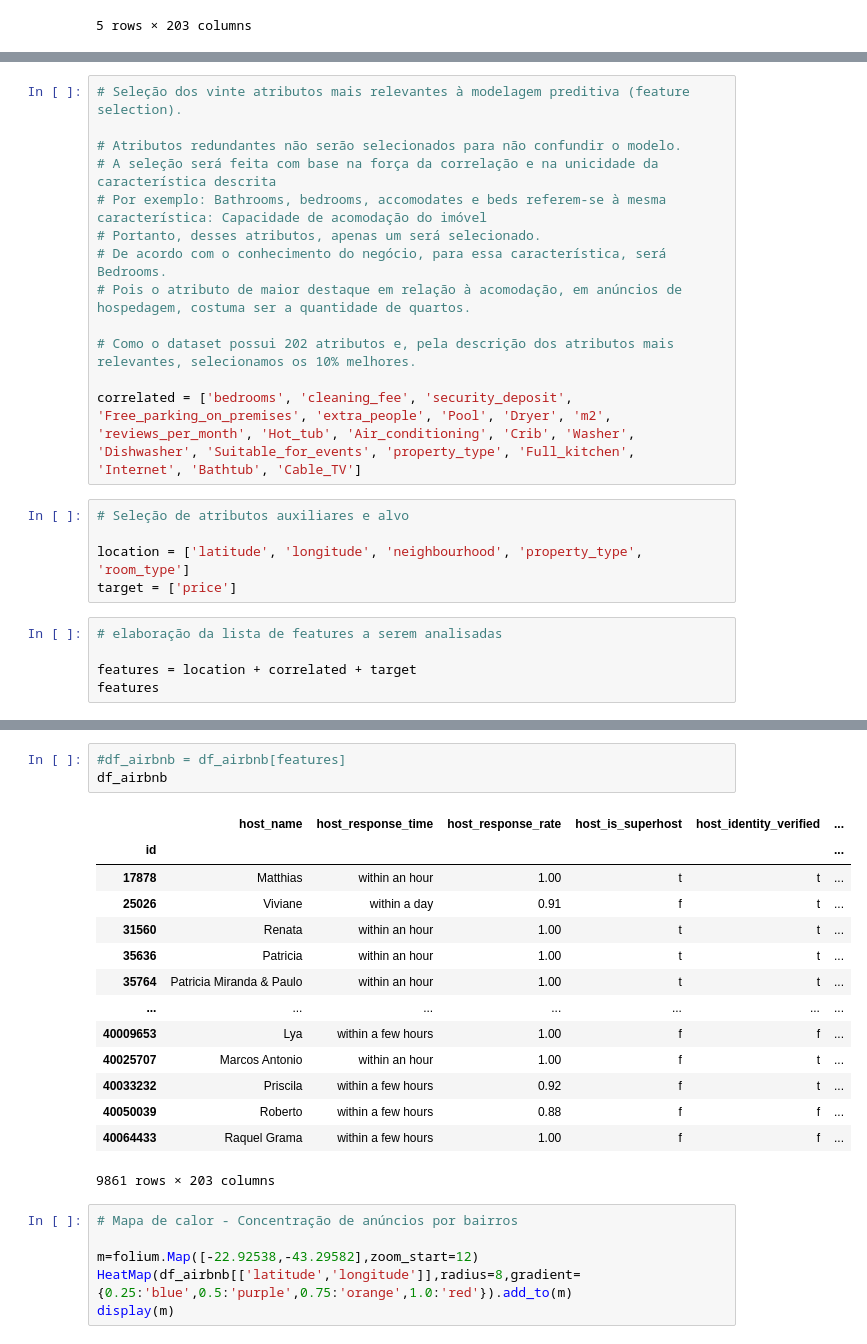
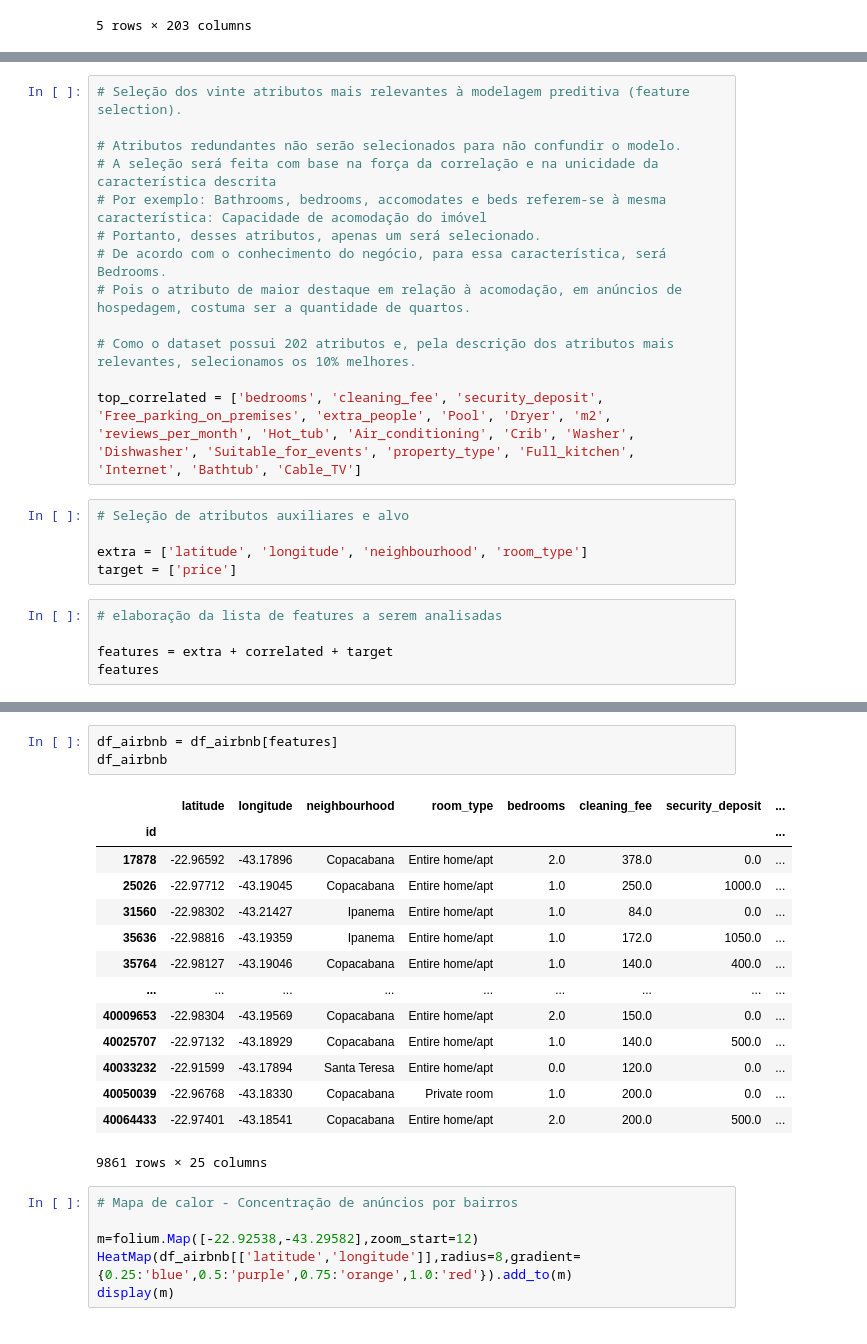
Before and after one commit to frlsouza/pmv_tcc_airbnb, a Jupyter notebook: tcc-puc-airbnb-exploracao.ipynb, the cells around one changed output, grey strips where cells are left out. Saved outputs shown, nothing was run; the diff lists cells and outputs as text.

```diff
--- a/tcc-puc-airbnb-exploracao.ipynb
+++ b/tcc-puc-airbnb-exploracao.ipynb
@@ -71,16 +64,16 @@ Text(0.5, 0, 'Correlação')
 
 # Como o dataset possui 202 atributos e, pela descrição dos atributos mais relevantes, selecionamos os 10% melhores.
 
-correlated = ['bedrooms', 'cleaning_fee', 'security_deposit', 'Free_parking_on_premises', 'extra_people', 'Pool', 'Dryer', 'm2', 'reviews_per_month', 'Hot_tub', 'Air_conditioning', 'Crib', 'Washer', 'Dishwasher', 'Suitable_for_events', 'property_type', 'Full_kitchen', 'Internet', 'Bathtub', 'Cable_TV']
+top_correlated = ['bedrooms', 'cleaning_fee', 'security_deposit', 'Free_parking_on_premises', 'extra_people', 'Pool', 'Dryer', 'm2', 'reviews_per_month', 'Hot_tub', 'Air_conditioning', 'Crib', 'Washer', 'Dishwasher', 'Suitable_for_events', 'property_type', 'Full_kitchen', 'Internet', 'Bathtub', 'Cable_TV']
 # %%
 # Seleção de atributos auxiliares e alvo
 
-location = ['latitude', 'longitude', 'neighbourhood', 'property_type', 'room_type']
+extra = ['latitude', 'longitude', 'neighbourhood', 'room_type']
 target = ['price']
 # %%
 # elaboração da lista de features a serem analisadas
 
-features = location + correlated + target
+features = extra + correlated + target
 features
 # %% [output]
 ['latitude',
@@ -101,23 +94,23 @@ features
  'Cable_TV',
  'price']
 # %%
-#df_airbnb = df_airbnb[features]
+df_airbnb = df_airbnb[features]
 df_airbnb
 # %% [output]
-|  | host_name | host_response_time | host_response_rate | host_is_superhost | host_identity_verified | ... |
-| id |  |  |  |  |  | ... |
-| 17878 | Matthias | within an hour | 1.00 | t | t | ... |
-| 25026 | Viviane | within a day | 0.91 | f | t | ... |
-| 31560 | Renata | within an hour | 1.00 | t | t | ... |
-| 35636 | Patricia | within an hour | 1.00 | t | t | ... |
-| 35764 | Patricia Miranda & Paulo | within an hour | 1.00 | t | t | ... |
-| ... | ... | ... | ... | ... | ... | ... |
-| 40009653 | Lya | within a few hours | 1.00 | f | f | ... |
-| 40025707 | Marcos Antonio | within an hour | 1.00 | f | t | ... |
-| 40033232 | Priscila | within a few hours | 0.92 | f | t | ... |
-| 40050039 | Roberto | within a few hours | 0.88 | f | f | ... |
-| 40064433 | Raquel Grama | within a few hours | 1.00 | f | f | ... |
+|  | latitude | longitude | neighbourhood | room_type | bedrooms | cleaning_fee | security_deposit | ... |
+| id |  |  |  |  |  |  |  | ... |
+| 17878 | -22.96592 | -43.17896 | Copacabana | Entire home/apt | 2.0 | 378.0 | 0.0 | ... |
+| 25026 | -22.97712 | -43.19045 | Copacabana | Entire home/apt | 1.0 | 250.0 | 1000.0 | ... |
+| 31560 | -22.98302 | -43.21427 | Ipanema | Entire home/apt | 1.0 | 84.0 | 0.0 | ... |
+| 35636 | -22.98816 | -43.19359 | Ipanema | Entire home/apt | 1.0 | 172.0 | 1050.0 | ... |
+| 35764 | -22.98127 | -43.19046 | Copacabana | Entire home/apt | 1.0 | 140.0 | 400.0 | ... |
+| ... | ... | ... | ... | ... | ... | ... | ... | ... |
+| 40009653 | -22.98304 | -43.19569 | Copacabana | Entire home/apt | 2.0 | 150.0 | 0.0 | ... |
+| 40025707 | -22.97132 | -43.18929 | Copacabana | Entire home/apt | 1.0 | 140.0 | 500.0 | ... |
+| 40033232 | -22.91599 | -43.17894 | Santa Teresa | Entire home/apt | 0.0 | 120.0 | 0.0 | ... |
+| 40050039 | -22.96768 | -43.18330 | Copacabana | Private room | 1.0 | 200.0 | 0.0 | ... |
+| 40064433 | -22.97401 | -43.18541 | Copacabana | Entire home/apt | 2.0 | 200.0 | 500.0 | ... |
-9861 rows × 203 columns
+9861 rows × 25 columns
 # %%
 # Mapa de calor - Concentração de anúncios por bairros
 
```
Also changed, not shown: parts of 19 cells of this notebook.
